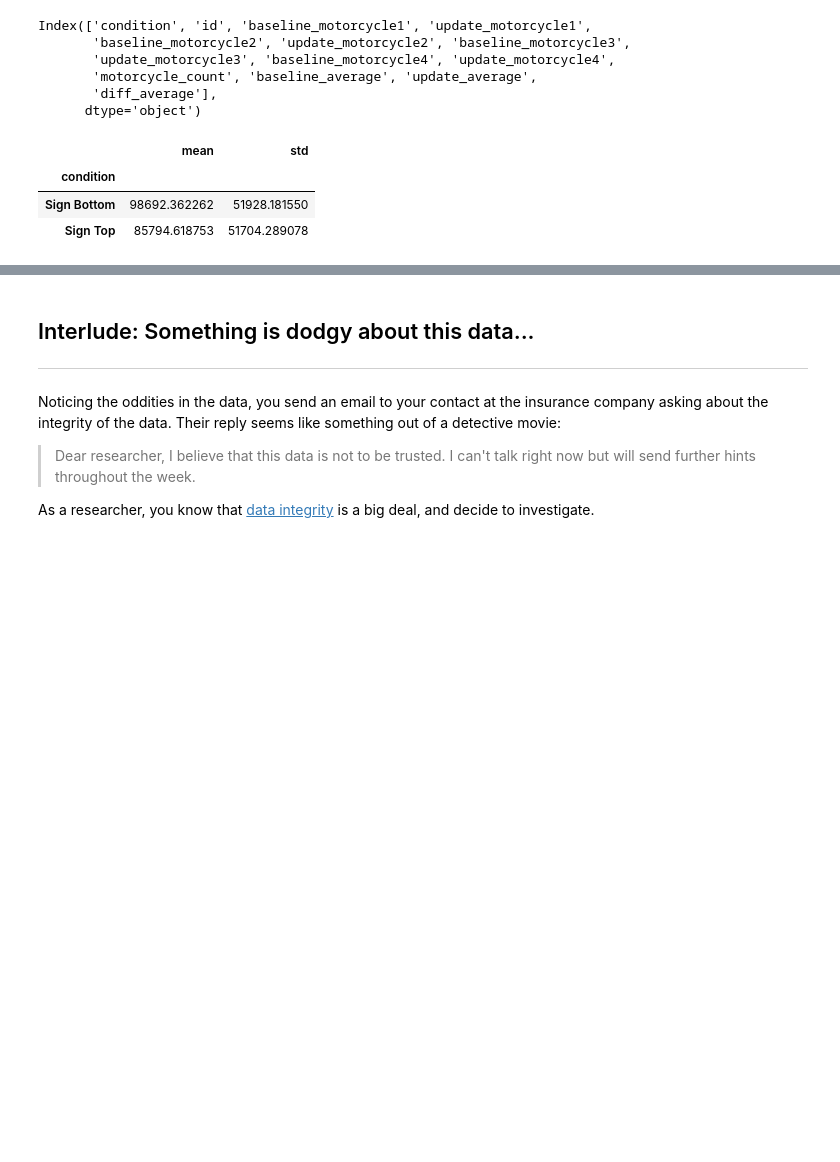
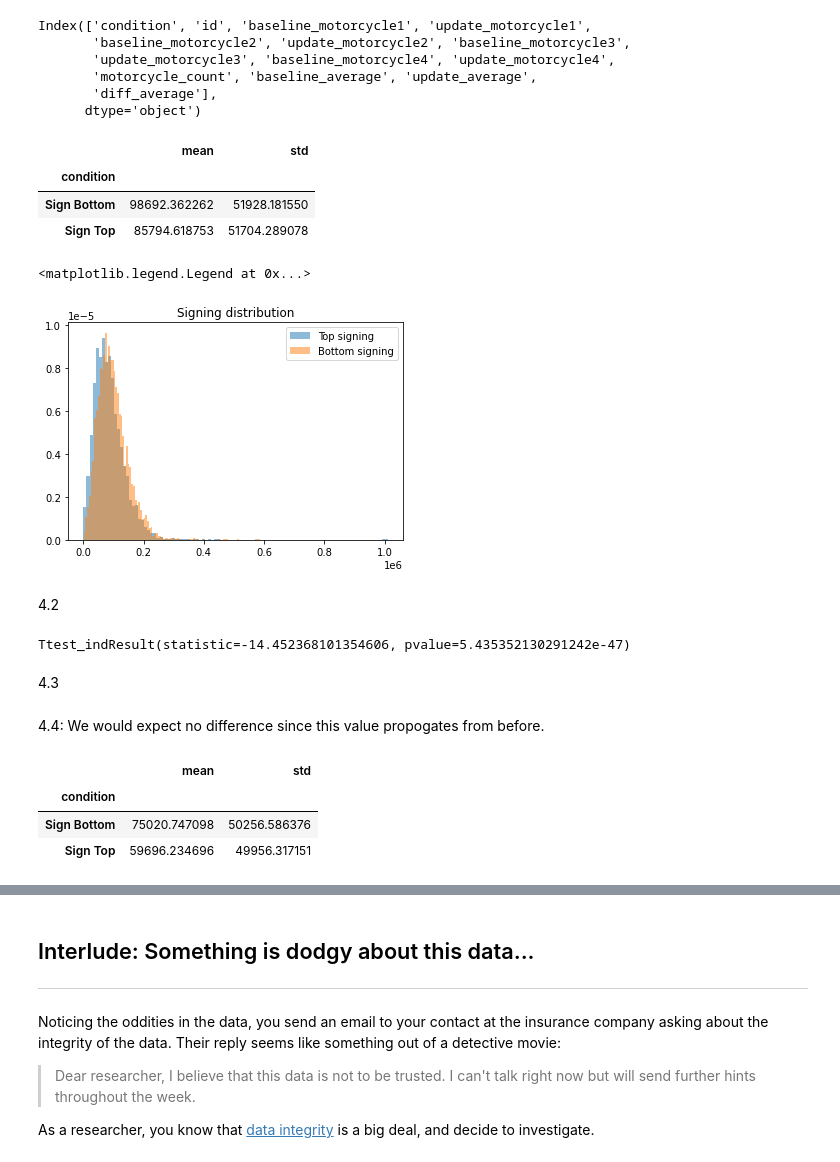
Before and after one commit to vminvsky/ADA_H1, a Jupyter notebook: hw1.ipynb, the cells around one changed output, grey strips where cells are left out. Cells and saved outputs as stored; diff of their text form; code cells hidden in the pictures; blank space fills up the shorter version.

```diff
--- a/hw1.ipynb
+++ b/hw1.ipynb
@@ -444,7 +428,30 @@ grouped = df.groupby("condition")['update_average'].agg(['mean','std'])
-# %%
-grouped
-# %% [output]
-|  | mean | std |
-| condition |  |  |
-| Sign Bottom | 98692.362262 | 51928.181550 |
-| Sign Top | 85794.618753 | 51704.289078 |
+# %%
+update_grouped
+# %% [output]
+|  | mean | std |
+| condition |  |  |
+| Sign Bottom | 98692.362262 | 51928.181550 |
+| Sign Top | 85794.618753 | 51704.289078 |
+# %%
+sign_top = df[df['condition']=='Sign Top']
+sign_bottom = df[df['condition']=='Sign Bottom']
+# %%
+fig, ax = plt.subplots(1,1)
+ax.hist(sign_top['update_average'], bins = 100, alpha =0.5, label = 'Top signing',density=True)
+ax.set_title('Signing distribution')
+ax.hist(sign_bottom['update_average'], bins = 100, alpha=0.5, label = "Bottom signing", density=True)
+plt.legend()
+# %% [output]
+<matplotlib.legend.Legend at 0x...>
+[figure, added]
+# %% [markdown]
+4.2
+# %%
+from scipy.stats import ttest_ind
+ttest_ind(sign_top['update_average'], sign_bottom['update_average'])
+# %% [output]
+Ttest_indResult(statistic=-14.452368101354606, pvalue=5.435352130291242e-47)
+# %% [markdown]
+4.3
+# %% [markdown]
+4.4: We would expect no difference since this value propogates from before.
@@ -450,0 +460,7 @@ grouped
+# %%
+baseline_grouped
+# %% [output]
+|  | mean | std |
+| condition |  |  |
+| Sign Bottom | 75020.747098 | 50256.586376 |
+| Sign Top | 59696.234696 | 49956.317151 |
```
Also changed, not shown: parts of 25 cells of this notebook.
